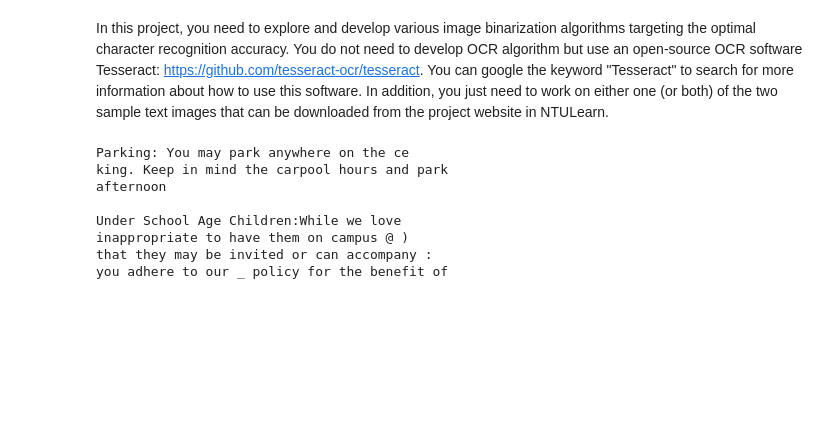
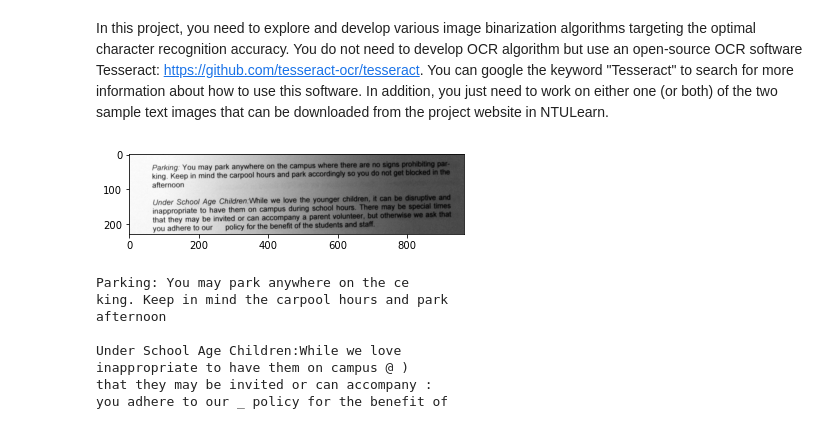
Before and after one commit to NgoJunHaoJason/CZ4003, a Jupyter notebook: project/ocr.ipynb, the cells around one changed output. Cells and saved outputs as stored; diff of their text form; code cells hidden in the pictures; blank space fills up the shorter version.

```diff
--- a/project/ocr.ipynb
+++ b/project/ocr.ipynb
@@ -9,4 +12,13 @@ In this project, you need to explore and develop various image binarization algo
 import pytesseract
 import cv2
+# %%
+# load the image
+image = cv2.imread('images/sample01.png', cv2.IMREAD_GRAYSCALE)
+# %%
+# view the image
+plt.imshow(image, cmap='gray')
+plt.show()
+# %% [output]
+[figure, added]
 # %%
 # try using Tesseract on an image as is
```
Also changed, not shown: parts of 10 cells of this notebook.
